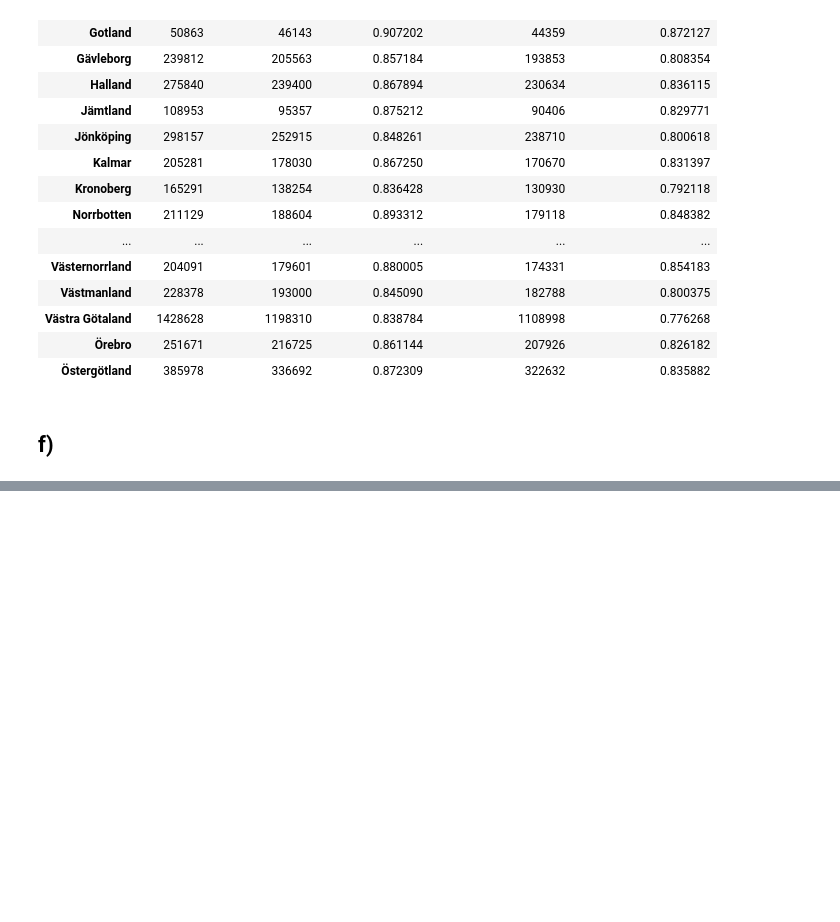
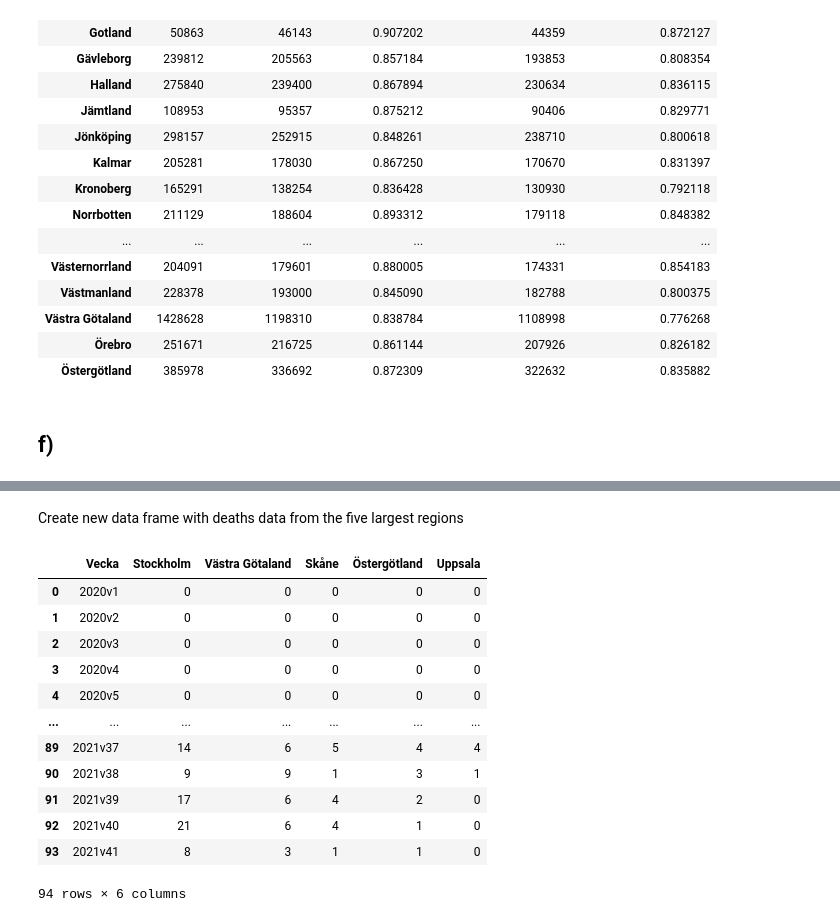
Before and after one commit to cseander/Databehandling-Christopher-Seander, a Jupyter notebook: Labs/Lab1.ipynb, the cells around one changed output, grey strips where cells are left out. Cells and saved outputs as stored; diff of their text form; code cells hidden in the pictures; blank space fills up the shorter version.

```diff
--- a/Labs/Lab1.ipynb
+++ b/Labs/Lab1.ipynb
@@ -258,0 +359,3 @@ fig.show()
+# %%
+weekly_data_region = pd.read_excel(covid19_excel, sheet_name="Veckodata Region")
+weekly_data_region.head()
@@ -258,0 +371,2 @@ fig.show()
+# %%
+weekly_data_region["Vecka"] = combine_year_week_numer(weekly_data_region)
@@ -258,0 +375,3 @@ fig.show()
+# %%
+top_5_regions = vaccine["Befolkning"].sort_values(ascending=False)[:5]
+top_5_regions
@@ -258,0 +386,21 @@ fig.show()
+# %% [markdown]
+Create new data frame with deaths data from the five largest regions
+# %%
+weekly_data_regions_deaths = pd.DataFrame(weekly_data_region["Vecka"].unique()).rename(columns={0 : "Vecka"})
+for region in top_5_regions.index:
+    weekly_data_regions_deaths[region] = weekly_data_region[weekly_data_region["Region"] == region]["Antal_avlidna_vecka"].reset_index(drop=True)
+weekly_data_regions_deaths
+# %% [output]
+|  | Vecka | Stockholm | Västra Götaland | Skåne | Östergötland | Uppsala |
+| 0 | 2020v1 | 0 | 0 | 0 | 0 | 0 |
+| 1 | 2020v2 | 0 | 0 | 0 | 0 | 0 |
+| 2 | 2020v3 | 0 | 0 | 0 | 0 | 0 |
+| 3 | 2020v4 | 0 | 0 | 0 | 0 | 0 |
+| 4 | 2020v5 | 0 | 0 | 0 | 0 | 0 |
+| ... | ... | ... | ... | ... | ... | ... |
+| 89 | 2021v37 | 14 | 6 | 5 | 4 | 4 |
+| 90 | 2021v38 | 9 | 9 | 1 | 3 | 1 |
+| 91 | 2021v39 | 17 | 6 | 4 | 2 | 0 |
+| 92 | 2021v40 | 21 | 6 | 4 | 1 | 0 |
+| 93 | 2021v41 | 8 | 3 | 1 | 1 | 0 |
+94 rows × 6 columns
```
Also changed, not shown: parts of 25 cells of this notebook, 12 other files.
